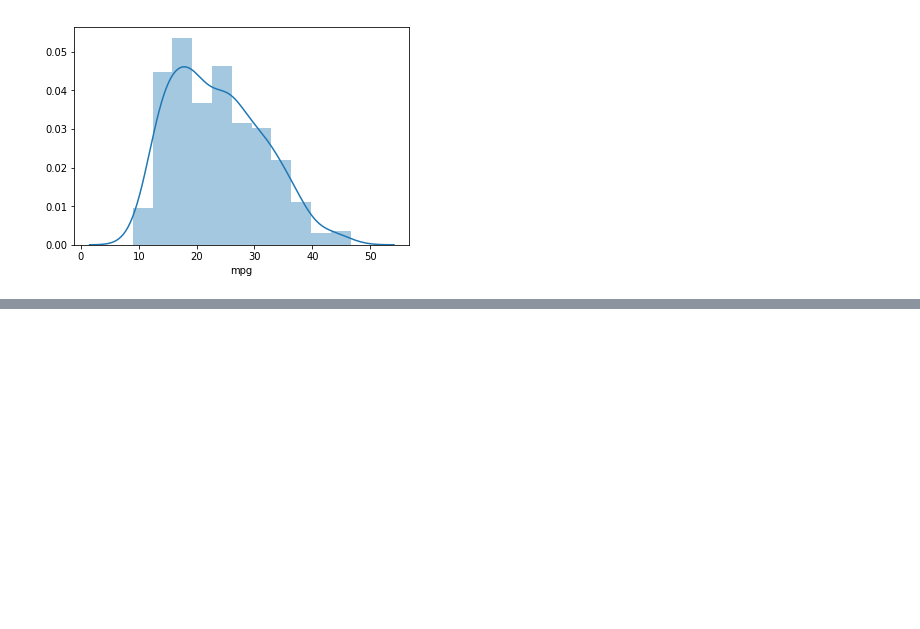
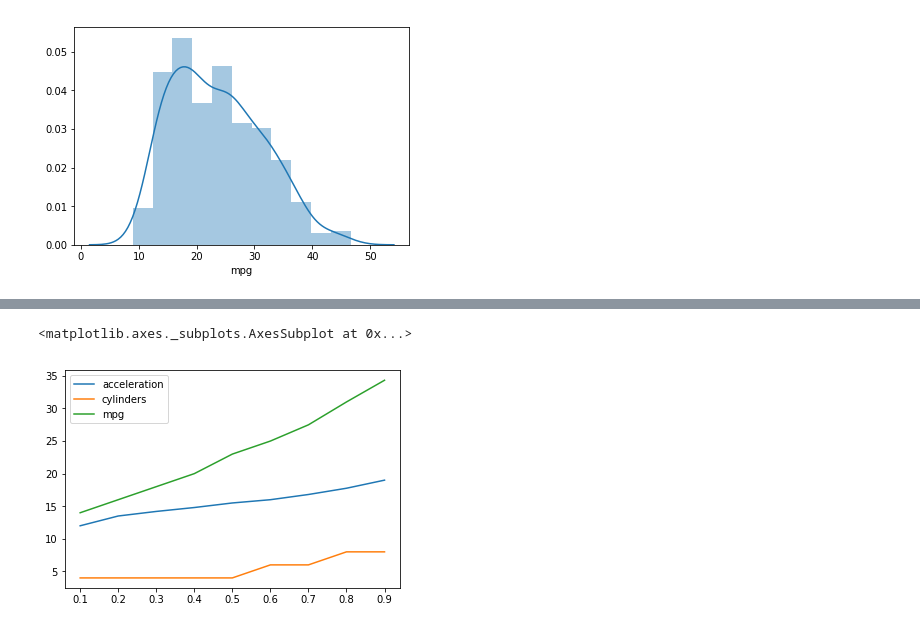
Before and after one commit to prbronze/Learning, a Jupyter notebook: mpg.ipynb, the cells around one changed output, grey strips where cells are left out. Cells and saved outputs as stored; diff of their text form; code cells hidden in the pictures; blank space fills up the shorter version.

```diff
--- a/mpg.ipynb
+++ b/mpg.ipynb
@@ -226,0 +207,6 @@ un_va
+# %%
+#checking
+df_inputed[['acceleration','cylinders','mpg']].quantile(np.arange(0.1,1.0,0.1)).plot.line()
+# %% [output]
+<matplotlib.axes._subplots.AxesSubplot at 0x...>
+[figure, added]
```
Also changed, not shown: parts of 16 cells of this notebook.
